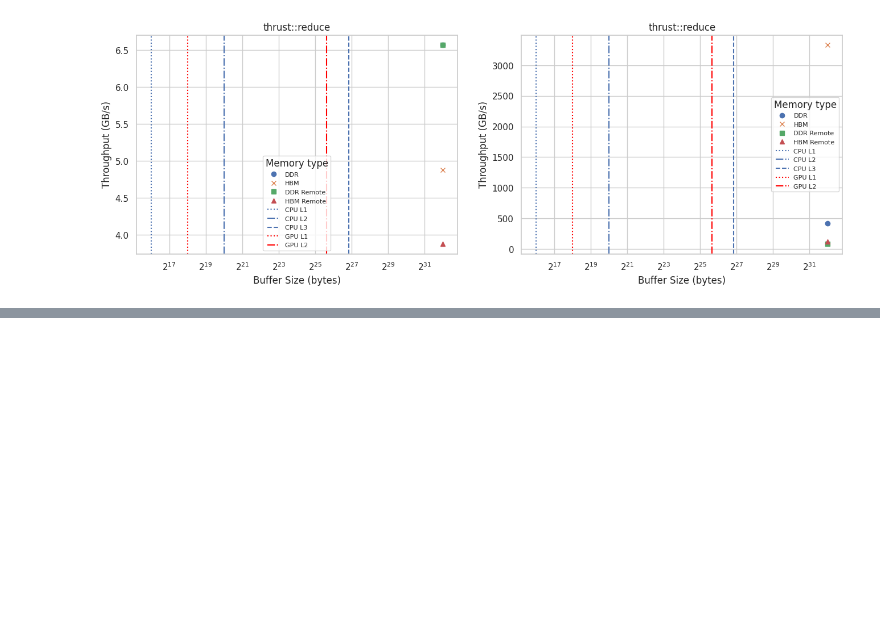
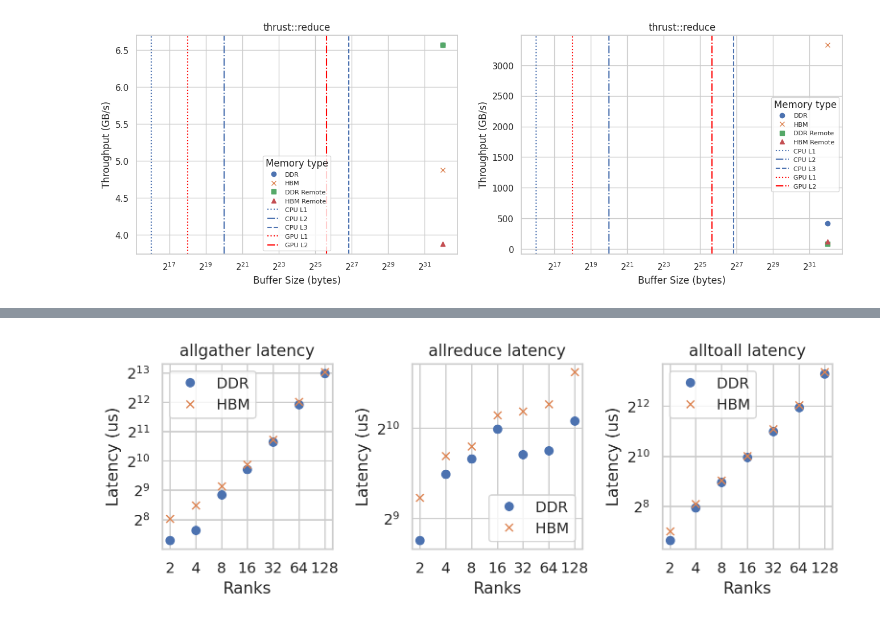
Before and after one commit to ntua-el20062/grace-hopper-benchmark, a Jupyter notebook: src/app.ipynb, the cells around one changed output, grey strips where cells are left out. Cells and saved outputs as stored; diff of their text form; code cells hidden in the pictures; blank space fills up the shorter version.

```diff
--- a/src/app.ipynb
+++ b/src/app.ipynb
@@ -161,0 +228,11 @@ make_read_write_graph(ax2, 'results/apps/reduce/device', 'thrust::reduce', remot
+# %%
+fig, (ax1, ax2, ax3) = plt.subplots(1, 3, figsize=(8, 3))
+
+plot_collective_scalability(ax1, 'osu_allgather', 'allgather latency')
+plot_collective_scalability(ax2, 'osu_allreduce', 'allreduce latency')
+plot_collective_scalability(ax3, 'osu_alltoall', 'alltoall latency')
+
+fig.set_dpi(200)
+fig.tight_layout()
+# %% [output]
+[figure, added]
```
Also changed, not shown: parts of 6 cells of this notebook, 14 other files.
